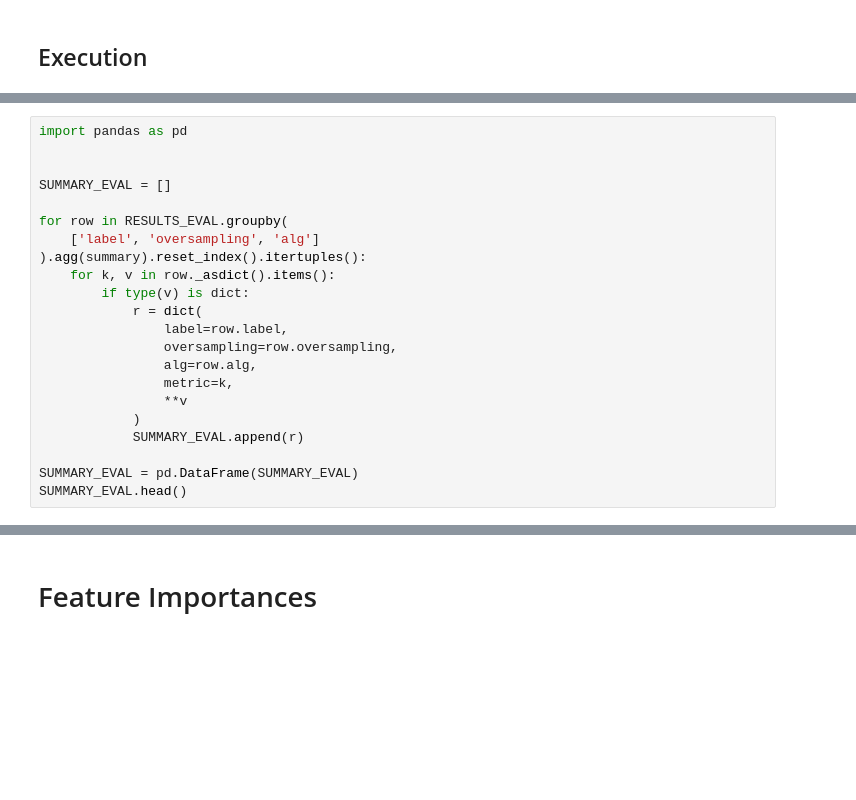
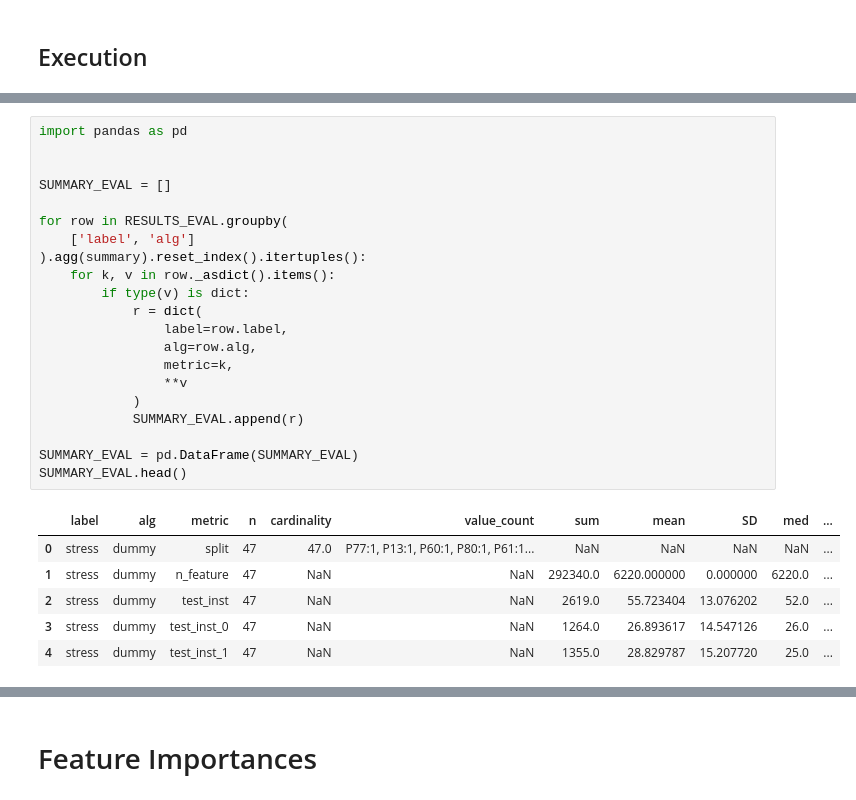
Before and after one commit to SteinPanyu/IndependentReproducibility, a Jupyter notebook: ModelTraining & Evaluation.ipynb, the cells around one changed output, grey strips where cells are left out. Saved outputs shown, nothing was run; the diff lists cells and outputs as text; blank space fills up the shorter version.

```diff
--- a/ModelTraining & Evaluation.ipynb
+++ b/ModelTraining & Evaluation.ipynb
@@ -519,25 +637,31 @@ RESULTS_EVAL.head()
 # %%
 import pandas as pd
 
 
 SUMMARY_EVAL = []
 
 for row in RESULTS_EVAL.groupby(
-    ['label', 'oversampling', 'alg']
+    ['label', 'alg']
 ).agg(summary).reset_index().itertuples():
     for k, v in row._asdict().items():
         if type(v) is dict:
             r = dict(
                 label=row.label,
-                oversampling=row.oversampling,
                 alg=row.alg,
                 metric=k,
                 **v
             )
             SUMMARY_EVAL.append(r)
 
 SUMMARY_EVAL = pd.DataFrame(SUMMARY_EVAL)
 SUMMARY_EVAL.head()
+# %% [output]
+|  | label | alg | metric | n | cardinality | value_count | sum | mean | SD | med | ... |
+| 0 | stress | dummy | split | 47 | 47.0 | P77:1, P13:1, P60:1, P80:1, P61:1... | NaN | NaN | NaN | NaN | ... |
+| 1 | stress | dummy | n_feature | 47 | NaN | NaN | 292340.0 | 6220.000000 | 0.000000 | 6220.0 | ... |
+| 2 | stress | dummy | test_inst | 47 | NaN | NaN | 2619.0 | 55.723404 | 13.076202 | 52.0 | ... |
+| 3 | stress | dummy | test_inst_0 | 47 | NaN | NaN | 1264.0 | 26.893617 | 14.547126 | 26.0 | ... |
+| 4 | stress | dummy | test_inst_1 | 47 | NaN | NaN | 1355.0 | 28.829787 | 15.207720 | 25.0 | ... |
 # %%
 SUB_SUMMARY_EVAL = SUMMARY_EVAL.loc[
     lambda x: x['metric'].isin(
```
Also changed, not shown: parts of 11 cells of this notebook, 2 other files.
